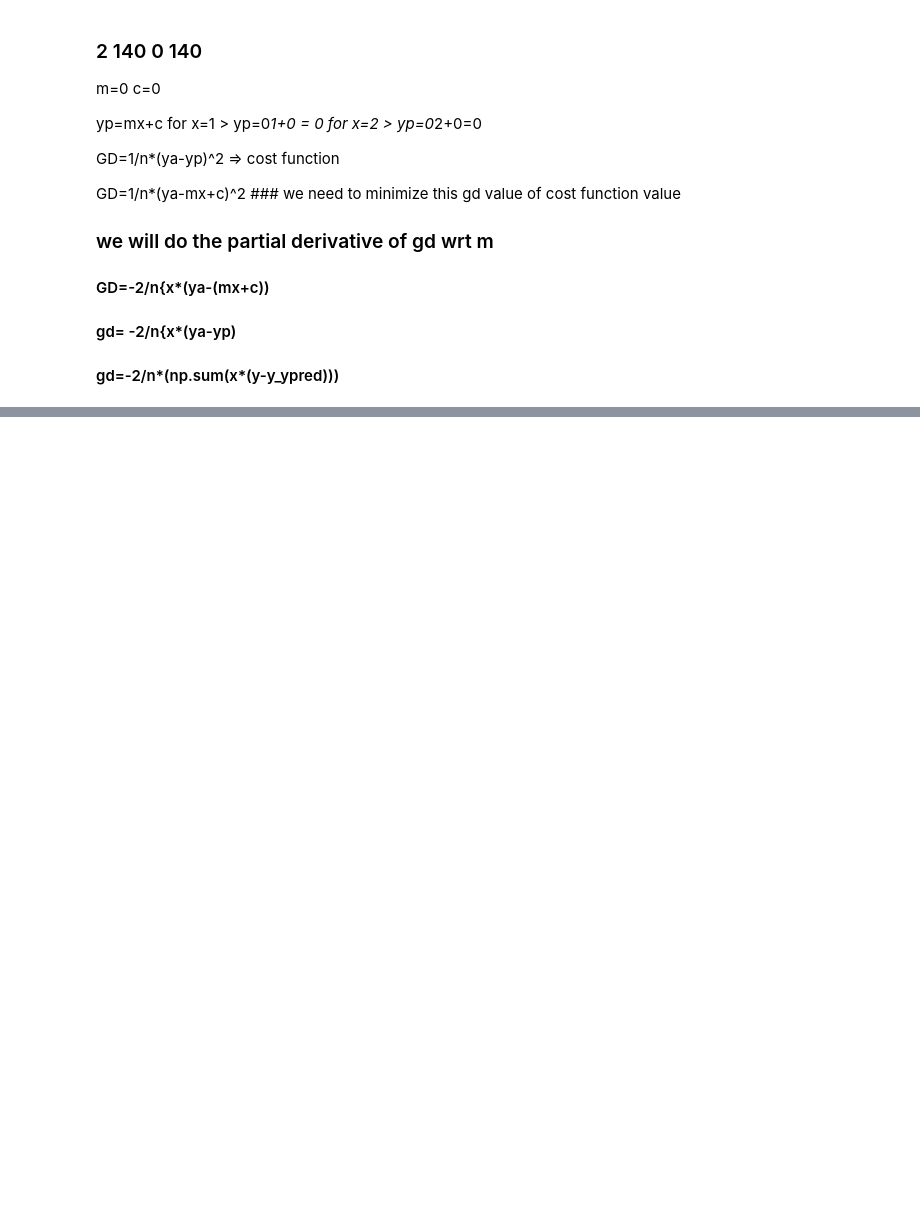
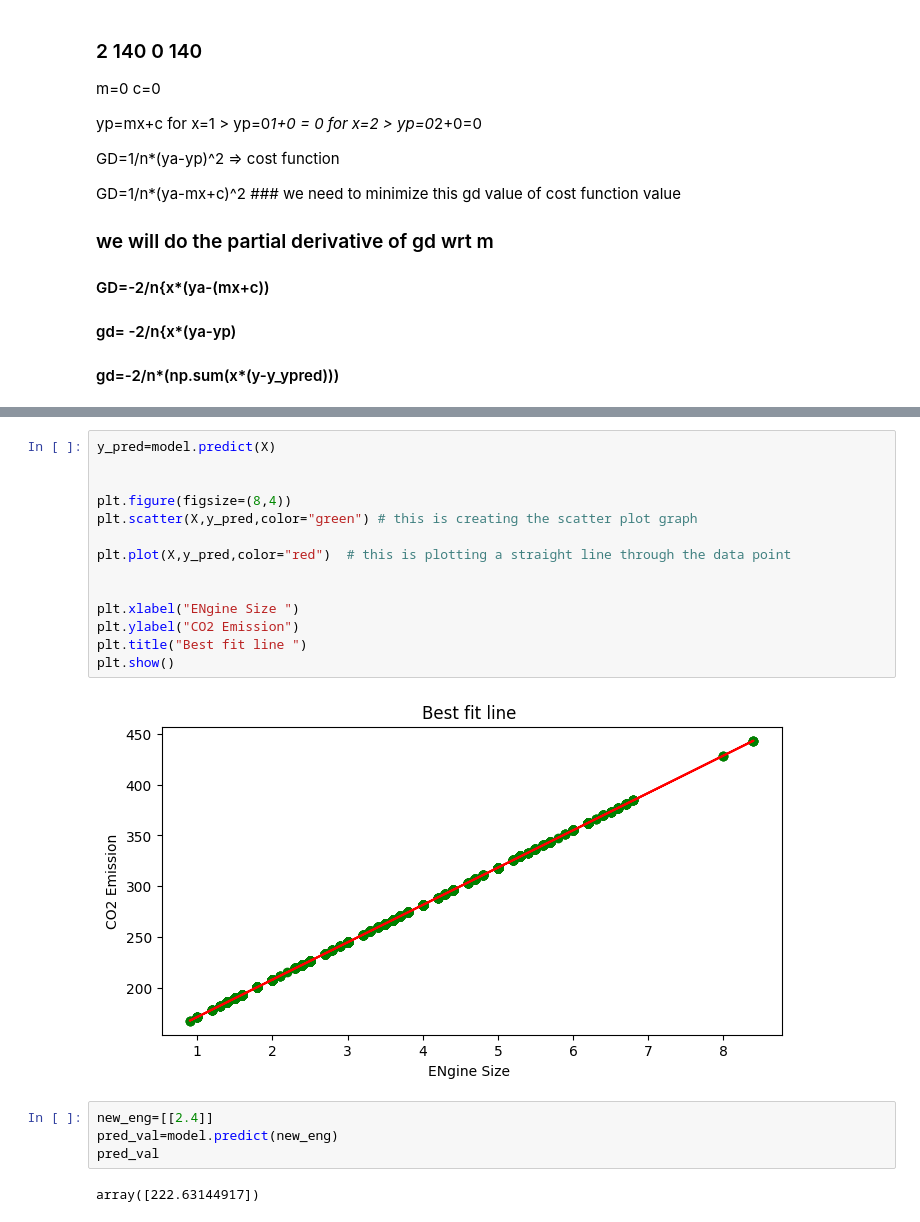
Before and after one commit to priyvrat3005/DataScience_SVCE, a Jupyter notebook: todays.ipynb, the cells around one changed output, grey strips where cells are left out. Drawn from its saved outputs; the diff is of its cells as text; blank space fills up the shorter version.

```diff
--- a/todays.ipynb
+++ b/todays.ipynb
@@ -63,0 +138,22 @@ GD=1/n*(ya-mx+c)^2  ### we need to minimize this gd value of cost function value
+# %%
+y_pred=model.predict(X)
+
+
+plt.figure(figsize=(8,4))
+plt.scatter(X,y_pred,color="green") # this is creating the scatter plot graph
+
+plt.plot(X,y_pred,color="red")  # this is plotting a straight line through the data point
+
+
+plt.xlabel("ENgine Size ")
+plt.ylabel("CO2 Emission")
+plt.title("Best fit line ")
+plt.show()
+# %% [output]
+[figure, added]
+# %%
+new_eng=[[2.4]]
+pred_val=model.predict(new_eng)
+pred_val
+# %% [output]
+array([222.63144917])
```
Also changed, not shown: parts of 10 cells of this notebook.
